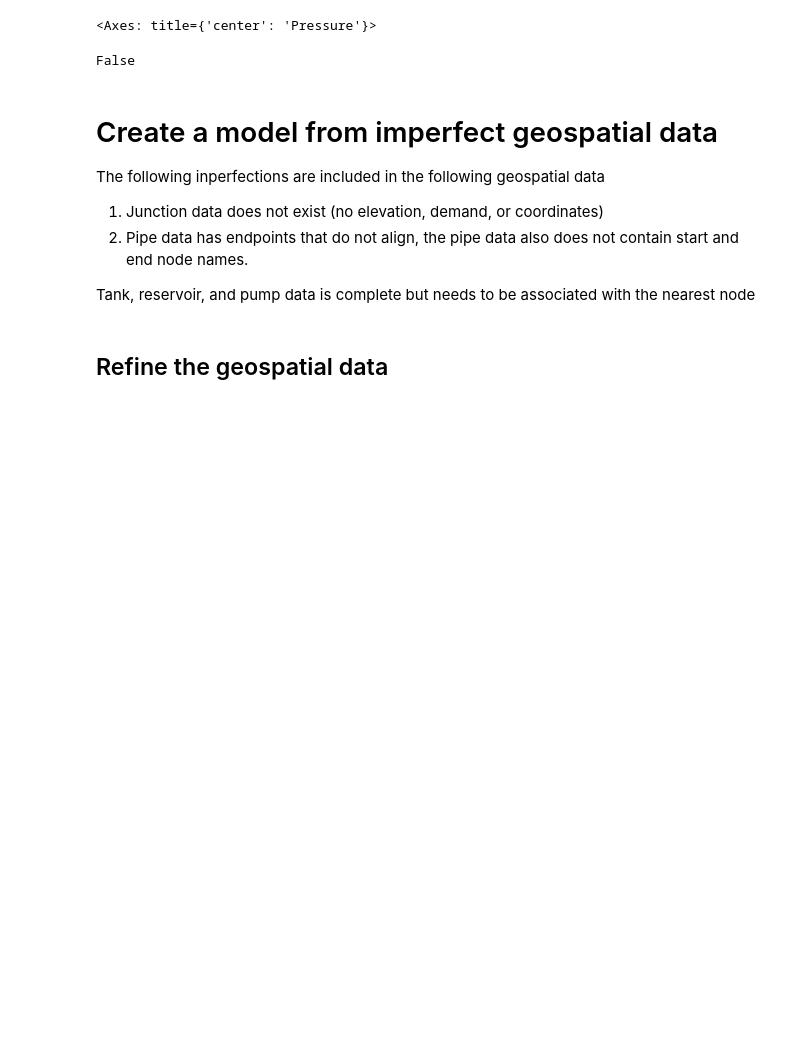
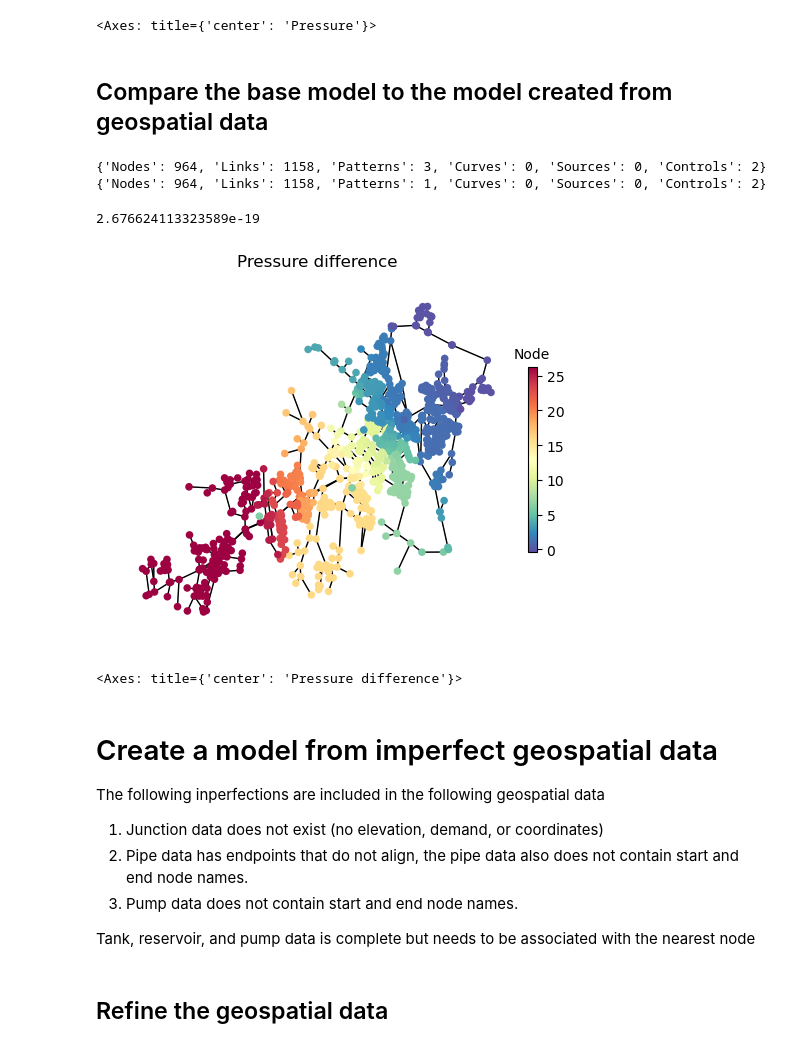
Before and after one commit to USEPA/WNTR, a Jupyter notebook: examples/demos/model_development.ipynb, the cells around one changed output. Saved outputs shown, nothing was run; the diff lists cells and outputs as text; code cells hidden in the pictures; blank space fills up the shorter version.

Commit message:
model dev updates

```diff
--- a/examples/demos/model_development.ipynb
+++ b/examples/demos/model_development.ipynb
@@ -49,15 +56,15 @@ geojson_files = {
     "pumps": "../data/ky4_pumps.geojson",
 }
 
-wn = wntr.network.read_geojson(geojson_files)
+wn1 = wntr.network.read_geojson(geojson_files)
 # %% [markdown]
 ## Add controls
 # %%
 line = "LINK ~@Pump-1 OPEN IF NODE T-3 BELOW  27.6606"  # 90.75 ft
-wn.add_control("Pump1_open", line)
+wn1.add_control("Pump1_open", line)
 
 line = "LINK ~@Pump-1 CLOSED IF NODE T-3 ABOVE  32.2326"  # 105.75 ft
-wn.add_control("Pump1_closed", line)
+wn1.add_control("Pump1_closed", line)
 # %% [markdown]
 ## Add a demand pattern
 # %%
@@ -67,8 +74,8 @@ multipliers = [
     1.32, 1.269, 1.25, 1.25, 1.279, 1.37,
     1.519, 1.7, 1.75, 1.669, 0.899, 0.479,
 ]
-default_pattern_name = wn.options.hydraulic.pattern
-wn.add_pattern(default_pattern_name, multipliers)
+default_pattern_name = wn1.options.hydraulic.pattern
+wn1.add_pattern(default_pattern_name, multipliers)
 # %% [markdown]
 ## Add pump initial status
 # %%
@@ -82,27 +84,39 @@ wn.options.time.duration = 0  # 24*3600
 # %% [markdown]
 ## Run a hydraulic simulation and plot results
 # %%
-#aed = wntr.metrics.average_expected_demand(wn)
-#print(aed)
-sim = wntr.sim.EpanetSimulator(wn)
-results = sim.run_sim()
-pressure = results.node["pressure"].loc[0, :]
-wntr.graphics.plot_network(wn, node_attribute=pressure, node_size=30, title="Pressure")
+sim = wntr.sim.EpanetSimulator(wn1)
+results1 = sim.run_sim()
+pressure1 = results1.node["pressure"].loc[0, :]
+wntr.graphics.plot_network(wn1, node_attribute=pressure1, node_size=30, title="Pressure")
 # %% [output]
 [figure]
 <Axes: title={'center': 'Pressure'}>
-# %%
-wn0.describe()
-wn1.describe()
-# compare RMSE pressure at a specific time
-# %% [output]
-False
+# %% [markdown]
+## Compare the base model to the model created from geospatial data
+# %%
+print(wn0.describe())
+print(wn1.describe())
+# %% [output]
+{'Nodes': 964, 'Links': 1158, 'Patterns': 3, 'Curves': 0, 'Sources': 0, 'Controls': 2}
+{'Nodes': 964, 'Links': 1158, 'Patterns': 1, 'Curves': 0, 'Sources': 0, 'Controls': 2}
+# %%
+aed0 = wntr.metrics.average_expected_demand(wn0)
+aed1 = wntr.metrics.average_expected_demand(wn1)
+error = (aed0 - aed1).abs().sum()
+print(error)
+pressure_diff = pressure0 - pressure1
+wntr.graphics.plot_network(wn1, node_attribute=pressure_diff, node_size=30, title="Pressure difference")
+# %% [output]
+2.676624113323589e-19
+[figure, added]
+<Axes: title={'center': 'Pressure difference'}>
 # %% [markdown]
 # Create a model from imperfect geospatial data
 
 The following inperfections are included in the following geospatial data
 1. Junction data does not exist (no elevation, demand, or coordinates)
 2. Pipe data has endpoints that do not align, the pipe data also does not contain start and end node names.
+3. Pump data does not contain start and end node names.
 
 Tank, reservoir, and pump data is complete but needs to be associated with the nearest node
 # %% [markdown]
```
Also changed, not shown: parts of 23 cells of this notebook.
